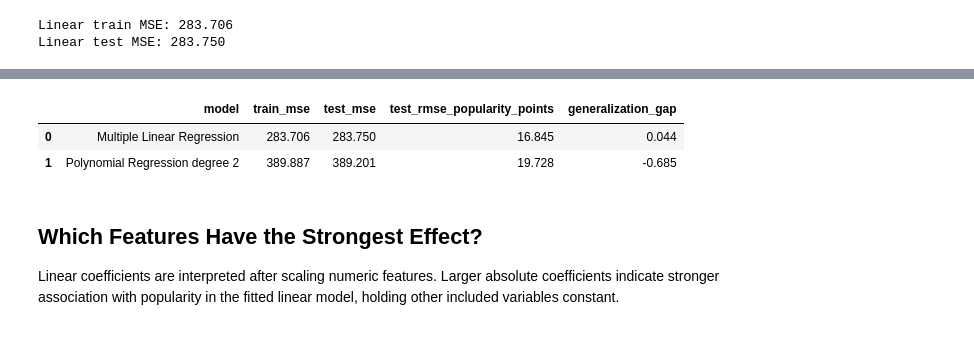
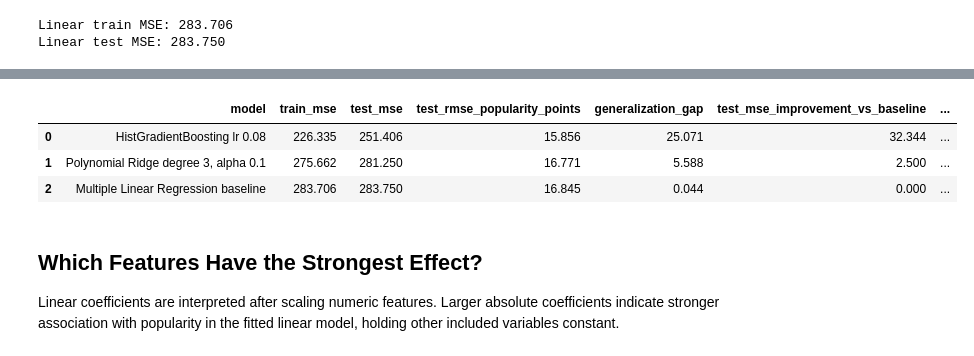
Before and after one commit to fidelMB/proyecto-ia-tc3002b, a Jupyter notebook: notebooks/03_regression.ipynb, the cells around one changed output, grey strips where cells are left out. Drawn from its saved outputs; the diff is of its cells as text; code cells hidden in the pictures.

Commit message:
model tuning

```diff
--- a/notebooks/03_regression.ipynb
+++ b/notebooks/03_regression.ipynb
@@ -131,16 +263,24 @@ Polynomial test MSE: 389.201
 # %%
-mse_table = pd.DataFrame({
-    "model": ["Multiple Linear Regression", "Polynomial Regression degree 2"],
-    "train_mse": [linear_train_mse, poly_train_mse],
-    "test_mse": [linear_test_mse, poly_test_mse],
-    "test_rmse_popularity_points": [np.sqrt(linear_test_mse), np.sqrt(poly_test_mse)],
-    "generalization_gap": [linear_test_mse - linear_train_mse, poly_test_mse - poly_train_mse],
-})
+mse_table = pd.DataFrame([
+    {
+        "model": "Multiple Linear Regression baseline",
+        "train_mse": linear_train_mse,
+        "test_mse": linear_test_mse,
+        "test_rmse_popularity_points": np.sqrt(linear_test_mse),
+        "generalization_gap": linear_test_mse - linear_train_mse,
+    },
+    best_polynomial_row[["model", "train_mse", "test_mse", "test_rmse_popularity_points", "generalization_gap"]].to_dict(),
+    best_boosting_row[["model", "train_mse", "test_mse", "test_rmse_popularity_points", "generalization_gap"]].to_dict(),
+])
+mse_table["test_mse_improvement_vs_baseline"] = linear_test_mse - mse_table["test_mse"]
+mse_table["test_mse_improvement_percent"] = 100 * mse_table["test_mse_improvement_vs_baseline"] / linear_test_mse
+mse_table = mse_table.sort_values("test_mse").reset_index(drop=True)
 display(mse_table.round(3))
 # %% [output]
-|  | model | train_mse | test_mse | test_rmse_popularity_points | generalization_gap |
-| 0 | Multiple Linear Regression | 283.706 | 283.750 | 16.845 | 0.044 |
-| 1 | Polynomial Regression degree 2 | 389.887 | 389.201 | 19.728 | -0.685 |
+|  | model | train_mse | test_mse | test_rmse_popularity_points | generalization_gap | test_mse_improvement_vs_baseline | ... |
+| 0 | HistGradientBoosting lr 0.08 | 226.335 | 251.406 | 15.856 | 25.071 | 32.344 | ... |
+| 1 | Polynomial Ridge degree 3, alpha 0.1 | 275.662 | 281.250 | 16.771 | 5.588 | 2.500 | ... |
+| 2 | Multiple Linear Regression baseline | 283.706 | 283.750 | 16.845 | 0.044 | 0.000 | ... |
 # %% [markdown]
 ## Which Features Have the Strongest Effect?
 
```
Also changed, not shown: parts of 10 cells of this notebook, 3 other files.
